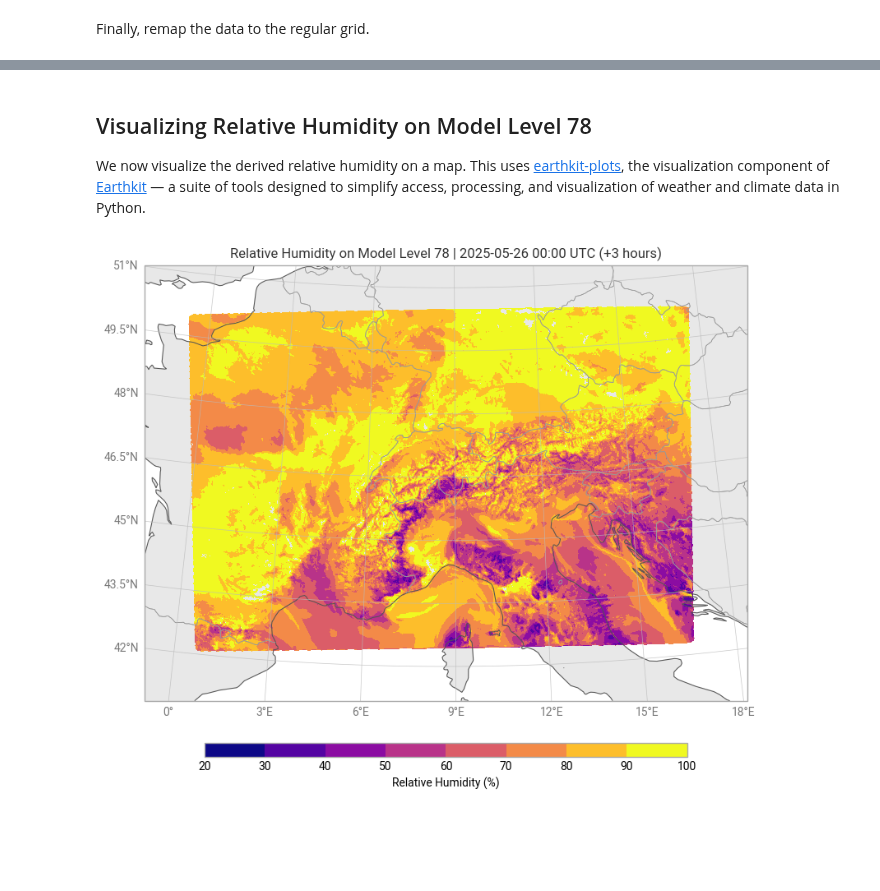
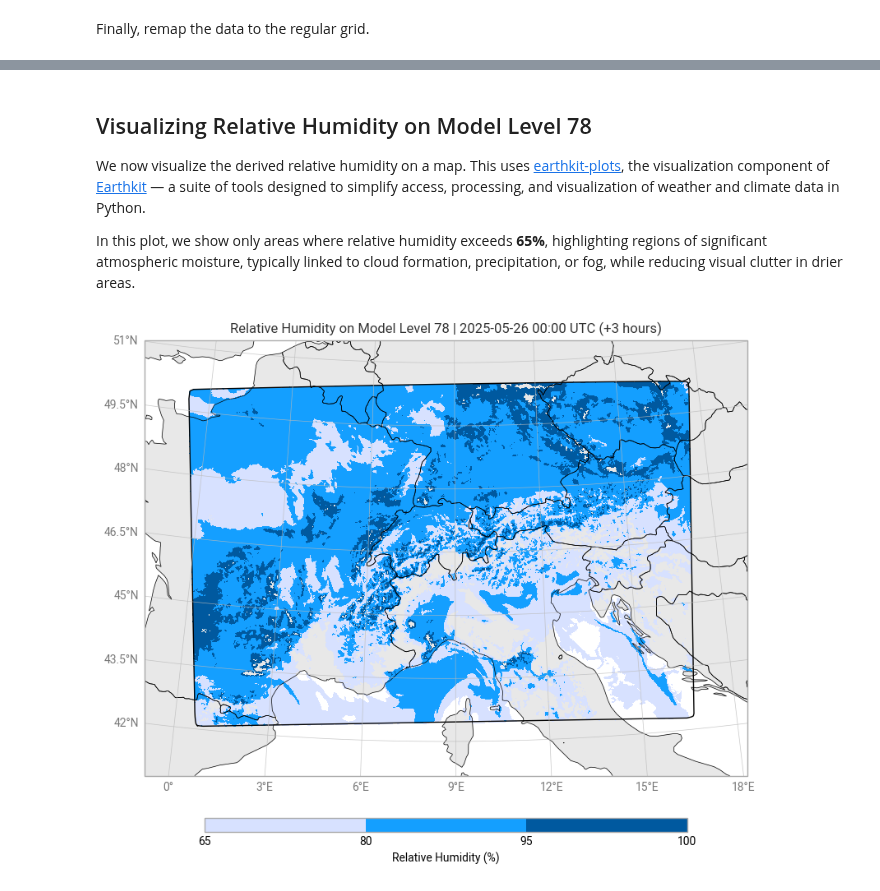
Before and after one commit to MeteoSwiss/opendata-nwp-demos, a Jupyter notebook: 04_calculate_rel_humidity.ipynb, the cells around one changed output, grey strips where cells are left out. Saved outputs shown, nothing was run; the diff lists cells and outputs as text; code cells hidden in the pictures; blank space fills up the shorter version.

Commit message:
colormap notebook 4

```diff
--- a/04_calculate_rel_humidity.ipynb
+++ b/04_calculate_rel_humidity.ipynb
@@ -214,6 +214,8 @@ Coordinates:
 # %% [markdown]
 ## Visualizing Relative Humidity on Model Level 78
 We now visualize the derived relative humidity on a map. This uses [earthkit-plots](https://earthkit-plots.readthedocs.io/en/latest/examples/guide/01-introduction.html), the visualization component of [Earthkit](https://earthkit.readthedocs.io/en/latest/) — a suite of tools designed to simplify access, processing, and visualization of weather and climate data in Python.
+
+In this plot, we show only areas where relative humidity exceeds **65%**, highlighting regions of significant atmospheric moisture, typically linked to cloud formation, precipitation, or fog, while reducing visual clutter in drier areas.
 # %%
 from earthkit.plots.geo import domains
 from earthkit.plots.styles import Style
@@ -225,7 +227,6 @@ from plot_utils.load_colormaps import load_ncl_rgb_colors
 from plot_utils.plot_valid_data_frame import get_valid_data_frame
 
 # === CONFIGURATION ===
-LEVELS = [65, 80, 95, 100]
 COLORMAP_NAME = "rh_3color"
 FRAME_COLOR = "black"
 THRESHOLD = 65
@@ -235,40 +236,40 @@ domain = domains.Domain.from_bbox(bbox=[xmin, xmax, ymin, ymax], name="CH2")
 chart = earthkit.plots.Map(domain=domain)
 
 # === LOAD COLORMAP ===
-rgb_colors = load_ncl_rgb_colors(COLORMAP_NAME)
+rgb_colors, cmap_levels = load_ncl_rgb_colors(COLORMAP_NAME)
 
 # === MASK RH DATA AND APPLY STYLE ===
 masked_relhum = relhum_geo.where(relhum_geo > THRESHOLD)
-style = Style(levels=LEVELS, colors=rgb_colors)
+style = Style(levels=cmap_levels, colors=rgb_colors)
 
 chart.grid_cells(masked_relhum, x="lon", y="lat", style=style)
 
 # === ADD FRAME AROUND VALID DATA ===
 frame_polygon = get_valid_data_frame(relhum_geo)
 if frame_polygon:
     x, y = frame_polygon.exterior.xy
     chart.ax.plot(x, y, color=FRAME_COLOR, linewidth=1, transform=ccrs.PlateCarree())
 else:
     print("No valid frame polygon could be computed.")
 
 # === MAP FEATURES ===
 chart.land()
-chart.coastlines()
-chart.borders()
+chart.coastlines(linewidth=0.5, color="black")
+chart.borders(linewidth=0.5, color="black")
 chart.gridlines()
 
 # === METADATA & ANNOTATION ===
 ref_time = pd.to_datetime(relhum_geo.coords["ref_time"].values[0]).strftime("%Y-%m-%d %H:%M UTC")
 lead_time = relhum_geo.coords["lead_time"].values[0].astype('timedelta64[h]')
 parameter = relhum_geo.attrs.get("parameter", {"name": "Relative Humidity", "units": "%"})
 
 title = f"{parameter['name']} on Model Level {relhum_geo.z.values} | {ref_time} (+{lead_time})"
 legend_label = f"{parameter['name']} ({parameter['units']})"
 
 chart.title(title)
 chart.legend(label=legend_label)
 
 # === SHOW PLOT ===
 chart.show()
 # %% [output]
-[figure, old version]
+[figure, new version]
```
Also changed, not shown: parts of 1 cell of this notebook, 3 other files.
